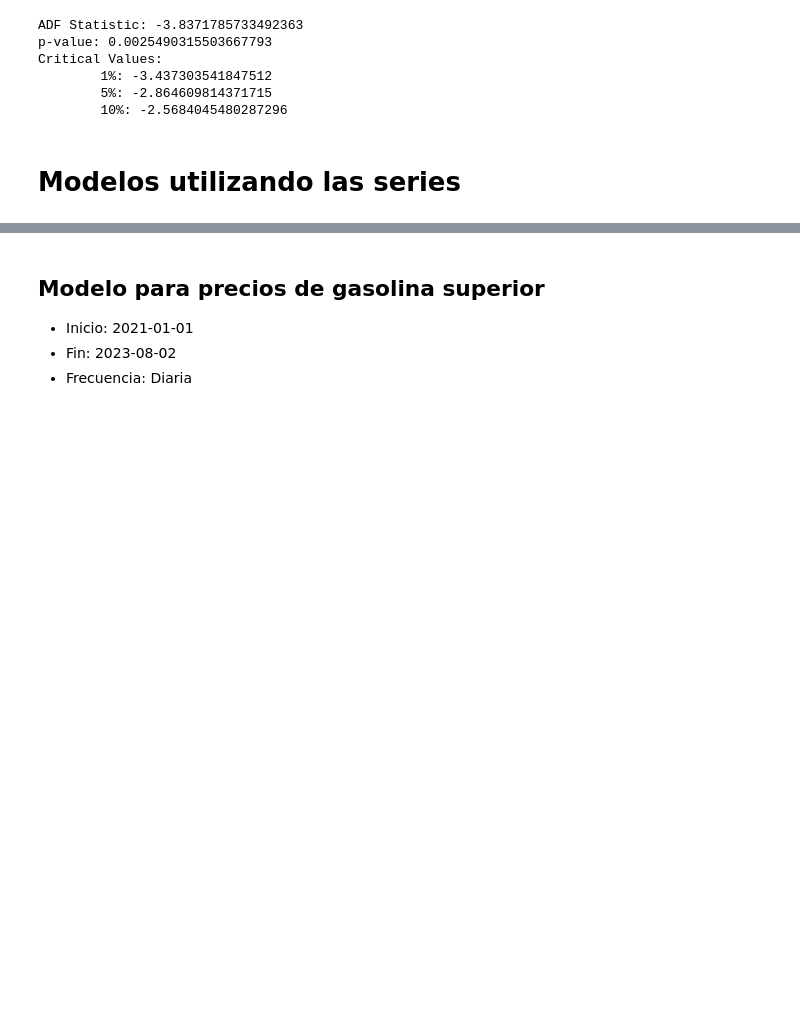
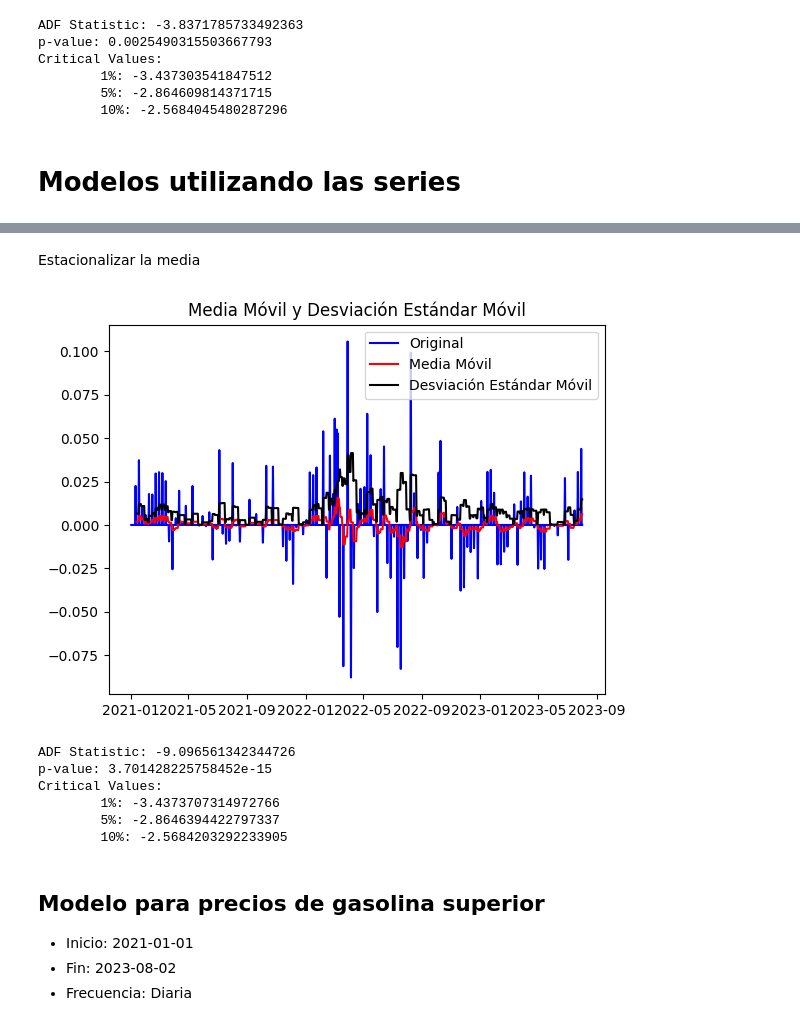
Before and after one commit to MGonza20/Lab2_DataScience, a Jupyter notebook: gasolina.ipynb, the cells around one changed output, grey strips where cells are left out. Cells and saved outputs as stored; diff of their text form; code cells hidden in the pictures; blank space fills up the shorter version.

```diff
--- a/gasolina.ipynb
+++ b/gasolina.ipynb
@@ -133,3 +164,17 @@ Critical Values:
+# %% [markdown]
+Estacionalizar la media
+# %%
+regular_df_diff = regular_df_log.diff()
+regular_df_diff.dropna(inplace=True)
+get_stationarity(regular_df_diff, 'regular')
+# %% [output]
+[figure, added]
+ADF Statistic: -9.096561342344726
+p-value: 3.701428225758452e-15
+Critical Values:
+        1%: -3.4373707314972766
+        5%: -2.8646394422797337
+        10%: -2.5684203292233905
 # %% [markdown]
 ## Modelo para precios de gasolina superior
 - Inicio: 2021-01-01
```
Also changed, not shown: parts of 5 cells of this notebook.
